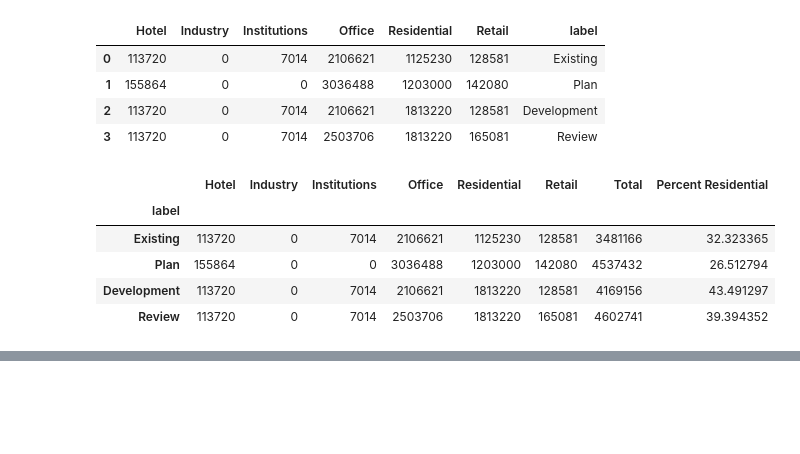
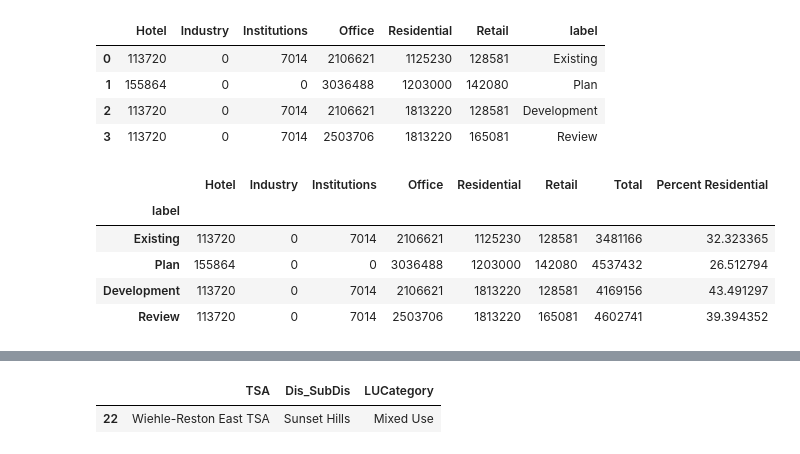
Before and after one commit to indranik/Project2, a Jupyter notebook: table.ipynb, the cells around one changed output, grey strips where cells are left out. Cells and saved outputs as stored; diff of their text form; code cells hidden in the pictures; blank space fills up the shorter version.

```diff
--- a/table.ipynb
+++ b/table.ipynb
@@ -239,0 +250,9 @@ data
+# %%
+datas = data.sort_values('TSA')
+data_selectlist = datas[['TSA','Dis_SubDis', 'LUCategory']]
+data_selectlist.reset_index(inplace=True, drop=True)
+# %%
+data_selectlist[data_selectlist["Dis_SubDis"]=="Sunset Hills"]
+# %% [output]
+|  | TSA | Dis_SubDis | LUCategory |
+| 22 | Wiehle-Reston East TSA | Sunset Hills | Mixed Use |
```
Also changed, not shown: parts of 4 cells of this notebook, 4 other files.
